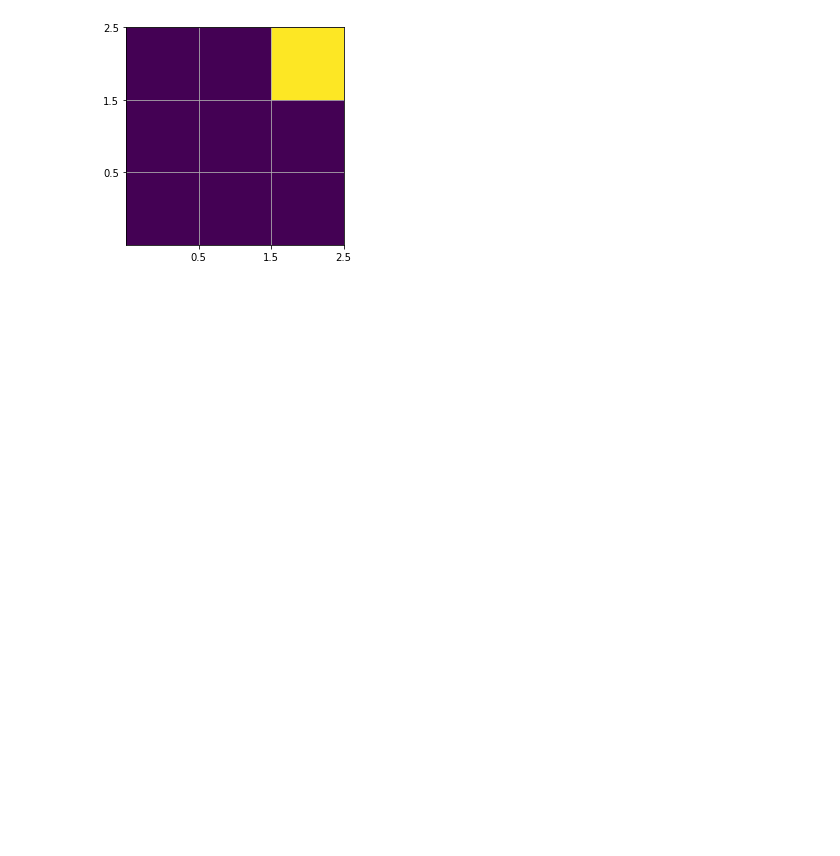
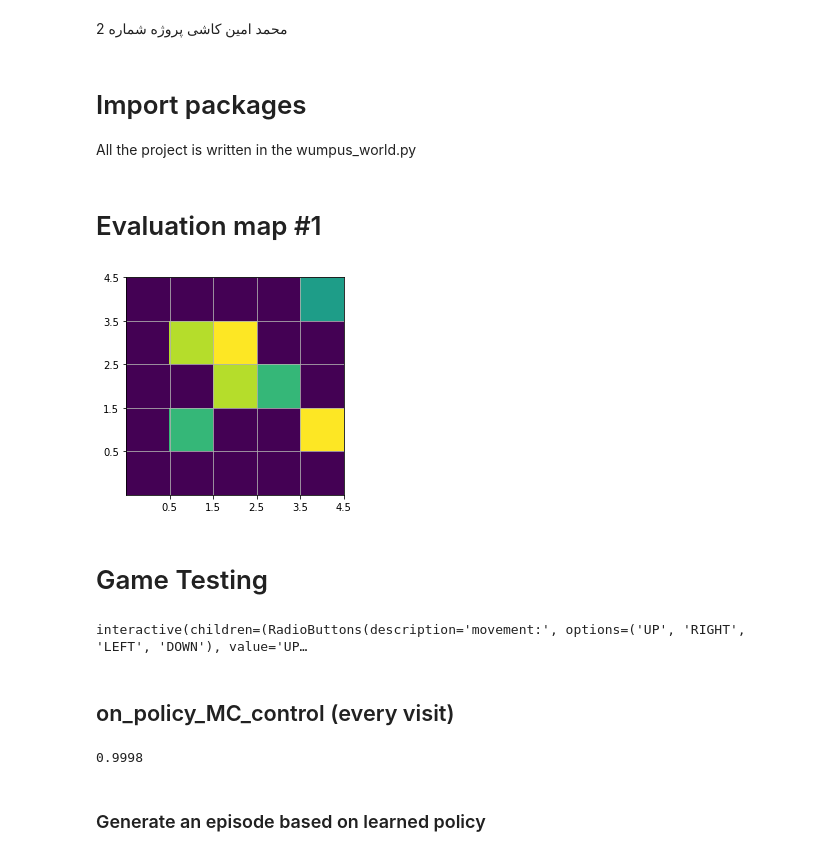
Before and after one commit to makashy/RLBookSolutions, a Jupyter notebook: RL Examples/2. wumpus world/Wumpus World.ipynb, the cells around one changed output. Cells and saved outputs as stored; diff of their text form; code cells hidden in the pictures; blank space fills up the shorter version.

```diff
--- a/RL Examples/2. wumpus world/Wumpus World.ipynb
+++ b/RL Examples/2. wumpus world/Wumpus World.ipynb
@@ -1,3 +1,9 @@
+# %% [markdown]
+محمد امین کاشی
+پروژه شماره 2
+# %% [markdown]
+# Import packages
+All the project is written in the wumpus_world.py
 # %%
 from __future__ import print_function
 from ipywidgets import interact, interactive, fixed, interact_manual
@@ -7,10 +13,24 @@ import numpy as np
 import wumpus_world as ww
 import matplotlib.pyplot as plt
 from time import sleep
+# %% [markdown]
+# Evaluation map #1
 # %%
-agent = ww.agent(3,3,0,0,0)
+agent = ww.agent(5,5,2,2,2)
 agent.plot_map()
 # %% [output]
-[figure, old version]
+[figure, new version]
+# %% [markdown]
+# Game Testing
 # %%
 agent.interactive_game()
+# %% [output]
+interactive(children=(RadioButtons(description='movement:', options=('UP', 'RIGHT', 'LEFT', 'DOWN'), value='UP…
+# %% [markdown]
+## on_policy_MC_control (every visit)
+# %%
+Q_on_MC, N_on_MC, G_log_on_MC = agent.on_policy_MC_control(5000)
+# %% [output]
+0.9998
+# %% [markdown]
+### Generate an episode based on learned policy
```
Also changed, not shown: parts of 40 cells of this notebook, 5 other files.
